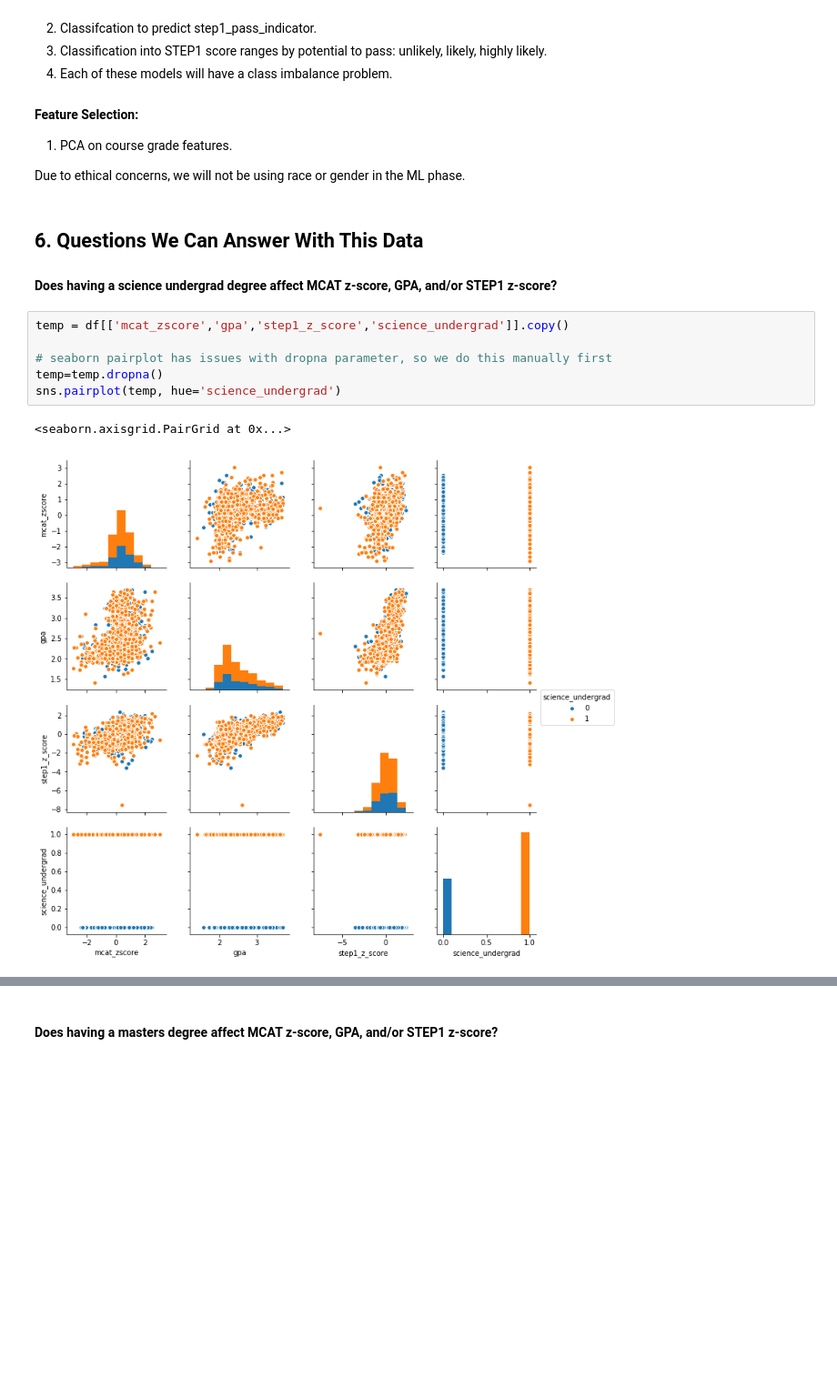
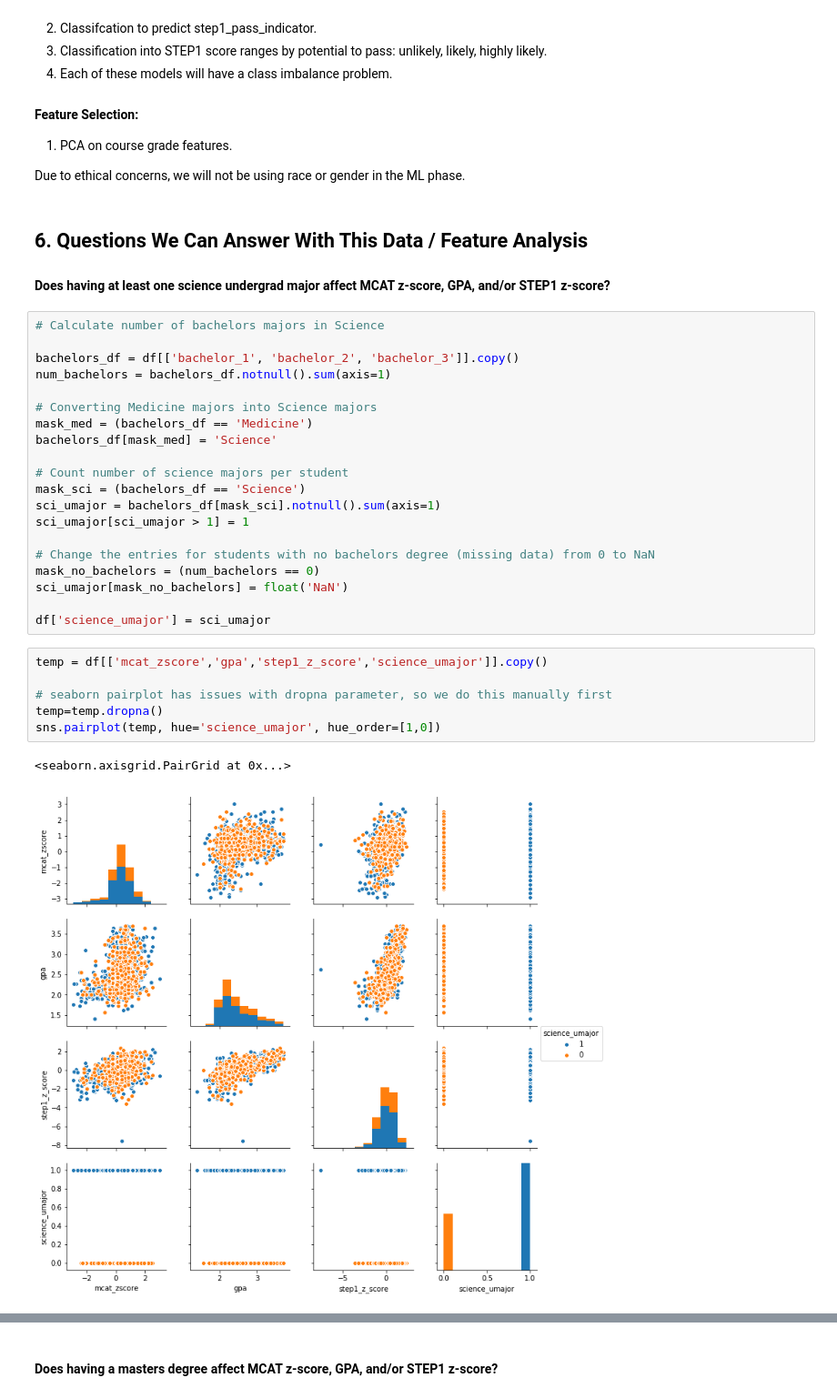
Before and after one commit to amirunpri2018/Med-Students-Learning-Analytics, a Jupyter notebook: code/statistical_analysis/Statistical_Analysis.ipynb, the cells around one changed output, grey strips where cells are left out. Shown at 91% size. Saved outputs shown, nothing was run; the diff lists cells and outputs as text; blank space fills up the shorter version.

```diff
--- a/code/statistical_analysis/Statistical_Analysis.ipynb
+++ b/code/statistical_analysis/Statistical_Analysis.ipynb
@@ -440,16 +603,36 @@ In the machine learning phase we will try a variety of models to predict our tar
 
 Due to ethical concerns, we will not be using race or gender in the ML phase.
 # %% [markdown]
-## 6. Questions We Can Answer With This Data
+## 6. Questions We Can Answer With This Data / Feature Analysis
 
-#### Does having a science undergrad degree affect MCAT z-score, GPA, and/or STEP1 z-score?
+#### Does having at least one science undergrad major affect MCAT z-score, GPA, and/or STEP1 z-score?
+# %%
+# Calculate number of bachelors majors in Science
+
+bachelors_df = df[['bachelor_1', 'bachelor_2', 'bachelor_3']].copy()
+num_bachelors = bachelors_df.notnull().sum(axis=1)
+
+# Converting Medicine majors into Science majors
+mask_med = (bachelors_df == 'Medicine')
+bachelors_df[mask_med] = 'Science'
+
+# Count number of science majors per student
+mask_sci = (bachelors_df == 'Science')
+sci_umajor = bachelors_df[mask_sci].notnull().sum(axis=1)
+sci_umajor[sci_umajor > 1] = 1
+
+# Change the entries for students with no bachelors degree (missing data) from 0 to NaN
+mask_no_bachelors = (num_bachelors == 0)
+sci_umajor[mask_no_bachelors] = float('NaN')
+
+df['science_umajor'] = sci_umajor
 # %%
-temp = df[['mcat_zscore','gpa','step1_z_score','science_undergrad']].copy()
+temp = df[['mcat_zscore','gpa','step1_z_score','science_umajor']].copy()
 
 # seaborn pairplot has issues with dropna parameter, so we do this manually first
 temp=temp.dropna()
-sns.pairplot(temp, hue='science_undergrad')
+sns.pairplot(temp, hue='science_umajor', hue_order=[1,0])
 # %% [output]
 <seaborn.axisgrid.PairGrid at 0x...>
-[figure, old version]
+[figure, new version]
 # %% [markdown]
```
Also changed, not shown: parts of 38 cells of this notebook.
